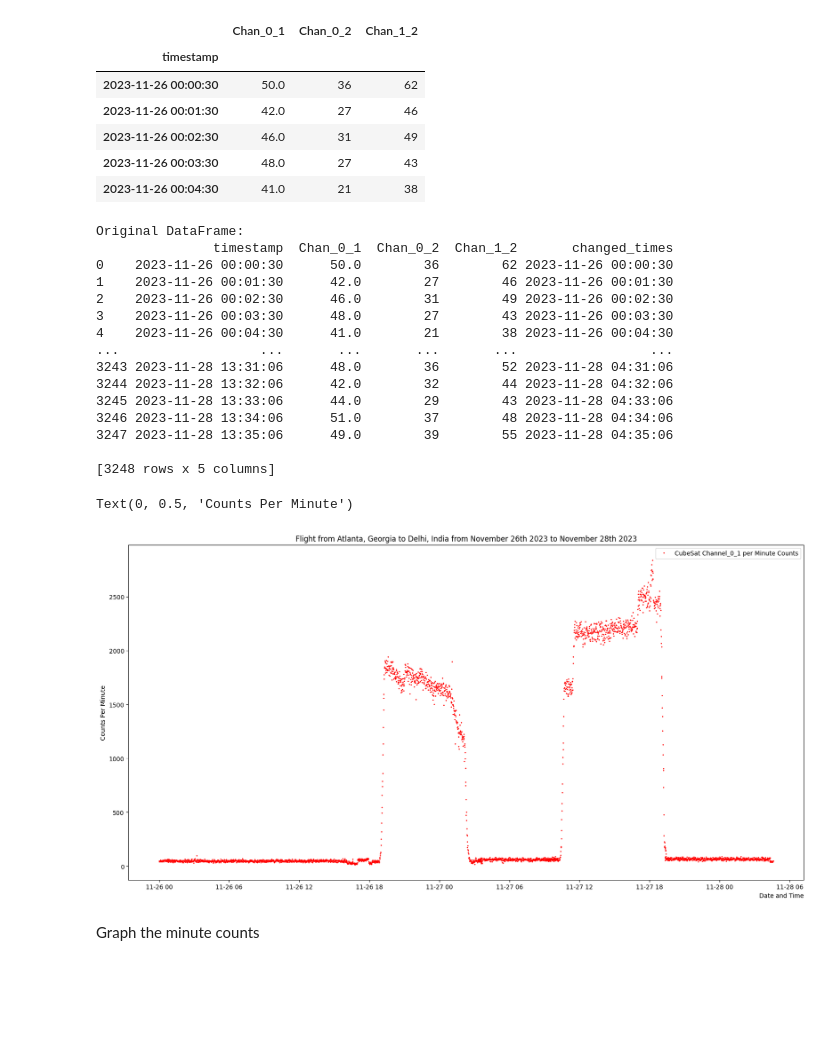
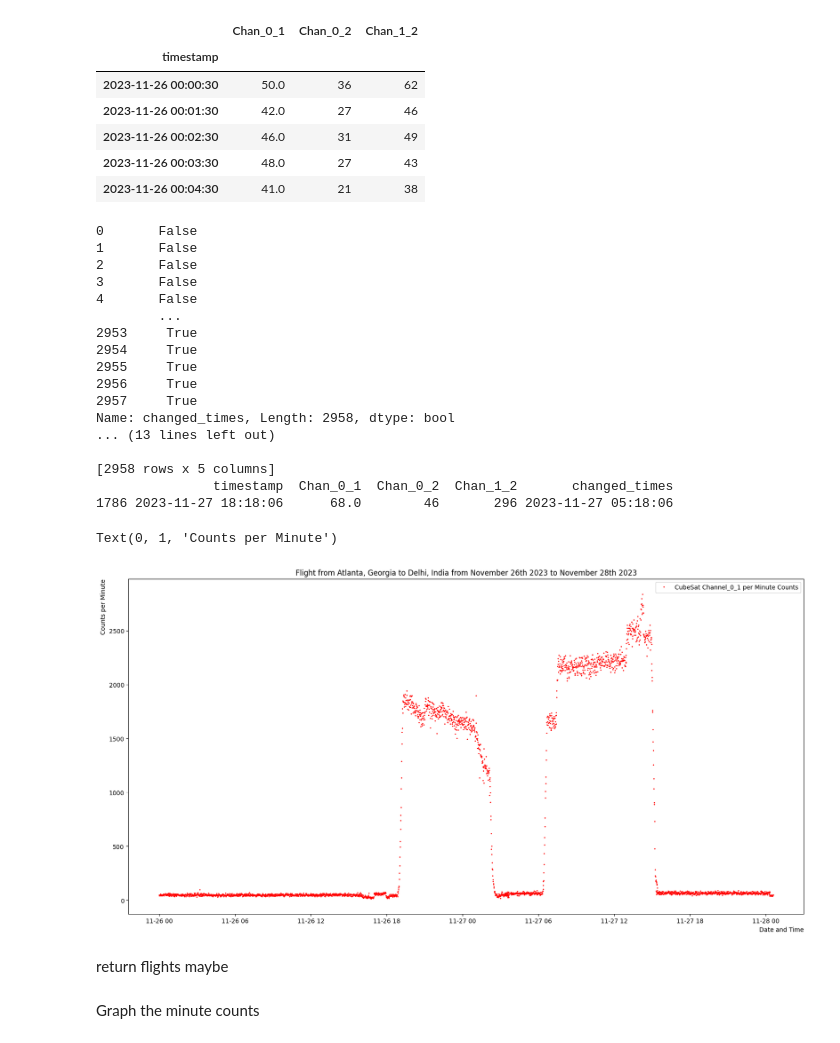
Before and after one commit to vpadgett1/cubesat_test_data, a Jupyter notebook: flights/india_trip_data.ipynb, the cells around one changed output. Saved outputs shown, nothing was run; the diff lists cells and outputs as text; code cells hidden in the pictures; blank space fills up the shorter version.

```diff
--- a/flights/india_trip_data.ipynb
+++ b/flights/india_trip_data.ipynb
@@ -265,48 +265,56 @@ certain_timestamp = pd.Timestamp('2023-11-27 18:06:07')
 
 # Subtract 9 hours from timestamps after the certain_timestamp
 mask = df_india_counts_copy['changed_times'] > certain_timestamp
-df_india_counts_copy.loc[mask, 'changed_times'] -= pd.Timedelta(hours=9)
+print(mask)
+df_india_counts_copy.loc[mask, 'changed_times'] -= pd.Timedelta(hours=13)
 
 print("Original DataFrame:")
 print(df_india_counts_copy)
 
+#print the first row where the changed timestamp is not the same
+print(df_india_counts_copy[df_india_counts_copy['timestamp'] != df_india_counts_copy['changed_times']].head(1))
+
 #reset changed times as index
 df_india_counts_copy.set_index('changed_times', inplace=True)
 # %% [output]
-Original DataFrame:
+0       False
+1       False
+2       False
+3       False
+4       False
+        ...
+2953     True
+2954     True
+2955     True
+2956     True
+2957     True
+Name: changed_times, Length: 2958, dtype: bool
+... (13 lines left out)
+
+[2958 rows x 5 columns]
                timestamp  Chan_0_1  Chan_0_2  Chan_1_2       changed_times
-0    2023-11-26 00:00:30      50.0        36        62 2023-11-26 00:00:30
-1    2023-11-26 00:01:30      42.0        27        46 2023-11-26 00:01:30
-2    2023-11-26 00:02:30      46.0        31        49 2023-11-26 00:02:30
-3    2023-11-26 00:03:30      48.0        27        43 2023-11-26 00:03:30
-4    2023-11-26 00:04:30      41.0        21        38 2023-11-26 00:04:30
-...                  ...       ...       ...       ...                 ...
-3243 2023-11-28 13:31:06      48.0        36        52 2023-11-28 04:31:06
-3244 2023-11-28 13:32:06      42.0        32        44 2023-11-28 04:32:06
-3245 2023-11-28 13:33:06      44.0        29        43 2023-11-28 04:33:06
-3246 2023-11-28 13:34:06      51.0        37        48 2023-11-28 04:34:06
-3247 2023-11-28 13:35:06      49.0        39        55 2023-11-28 04:35:06
-
-[3248 rows x 5 columns]
+1786 2023-11-27 18:18:06      68.0        46       296 2023-11-27 05:18:06
 # %%
 #plot dataframe above
 fig, ax1 = plt.subplots(figsize=(20,10))
 ax1.plot(df_india_counts_copy.index, df_india_counts_copy['Chan_0_1'], color='red', marker='.', markersize=2, linestyle='none', linewidth=0.5)
 # ax1.plot(df_india_counts.index, df_india_counts['Chan_0_2'], color='green', linestyle="dashed")
 # ax1.plot(df_india_counts.index, df_india_counts['Chan_1_2'], color='purple')
 
 #set the title
 ax1.set_title('Flight from Atlanta, Georgia to Delhi, India from November 26th 2023 to November 28th 2023')
 #set the legend
 ax1.legend(['CubeSat Channel_0_1 per Minute Counts'], loc='upper right')
 
 #set x axis to timestamp
 ax1.set_xlabel('Date and Time', loc='right')
 #set y axis to counts
-ax1.set_ylabel('Counts Per Minute')
+ax1.set_ylabel('Counts per Minute', loc="top")
 # %% [output]
-Text(0, 0.5, 'Counts Per Minute')
+Text(0, 1, 'Counts per Minute')
-[figure, old version]
+[figure, new version]
+# %% [markdown]
+return flights maybe
 # %% [markdown]
 Graph the minute counts
 # %%
```
Also changed, not shown: 5 other files.
